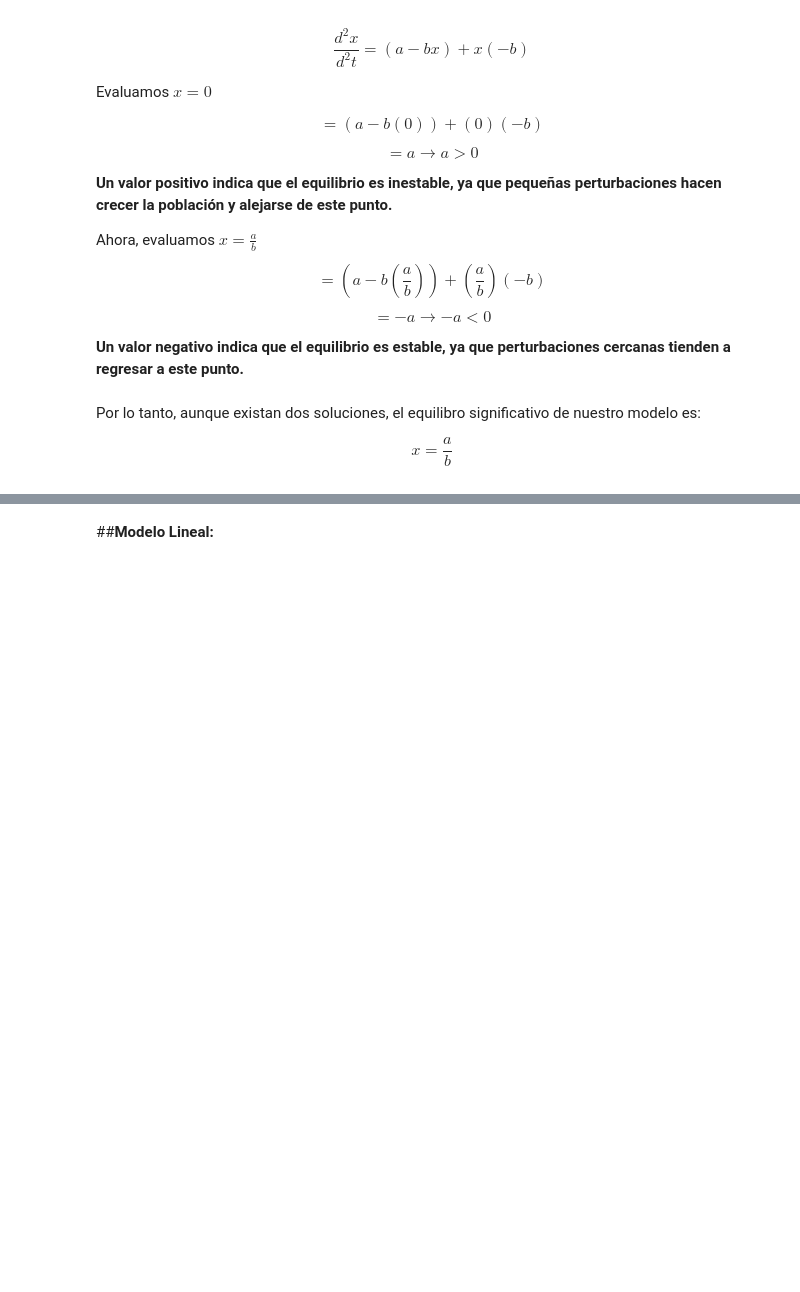
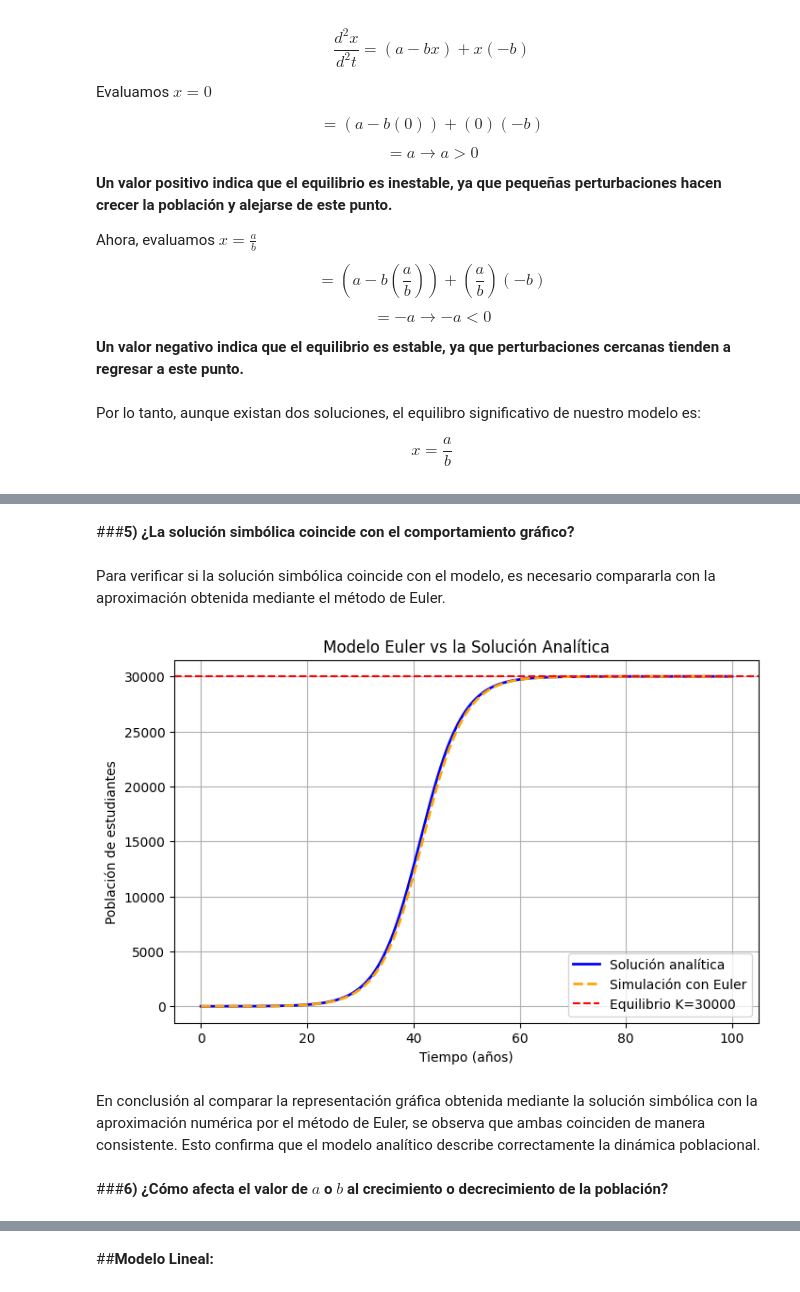
Before and after one commit to danielbau26/Aplicadas_II_Colab, a Jupyter notebook: Entrega_MAII.ipynb, the cells around one changed output, grey strips where cells are left out. Cells and saved outputs as stored; diff of their text form; code cells hidden in the pictures; blank space fills up the shorter version.

```diff
--- a/Entrega_MAII.ipynb
+++ b/Entrega_MAII.ipynb
@@ -218,0 +266,46 @@ $$ x=\frac{a}{b} $$
+# %% [markdown]
+###**5) ¿La solución simbólica coincide con el comportamiento gráfico?**
+# %% [markdown]
+Para verificar si la solución simbólica coincide con el modelo, es necesario compararla con la aproximación obtenida mediante el método de Euler.
+# %%
+import numpy as np
+import matplotlib.pyplot as plt
+
+# Parámetros del modelo logístico
+a = 0.25
+b = 1/120000
+x0 = 1             # población inicial
+h = 0.1
+t_max = 100
+n = int(t_max/h)
+t = np.linspace(0, t_max, n+1)
+
+# Método de Euler
+x_euler = np.zeros(n+1)
+x_euler[0] = x0
+for i in range(n):
+    dxdt = a*x_euler[i] - b*x_euler[i]**2
+    x_euler[i+1] = x_euler[i] + h*dxdt
+
+# Solución analítica
+K = a/b
+A = (K - x0)/x0
+x_analytic = K / (1 + A*np.exp(-a*t))
+
+# Gráfica
+plt.figure(figsize=(8,5))
+plt.plot(t, x_analytic, color="blue", linewidth=2, label="Solución analítica")
+plt.plot(t, x_euler, "--", color="orange", linewidth=2, label="Simulación con Euler")
+plt.axhline(K, color="red", linestyle="--", linewidth=1.5, label=f"Equilibrio K={K:.0f}")
+plt.xlabel("Tiempo (años)")
+plt.ylabel("Población de estudiantes")
+plt.title("Modelo Euler vs la Solución Analítica")
+plt.legend()
+plt.grid()
+plt.show()
+# %% [output]
+[figure, added]
+# %% [markdown]
+En conclusión al comparar la representación gráfica obtenida mediante la solución simbólica con la aproximación numérica por el método de Euler, se observa que ambas coinciden de manera consistente. Esto confirma que el modelo analítico describe correctamente la dinámica poblacional.
+# %% [markdown]
+###**6) ¿Cómo afecta el valor de $a$ o $b$ al crecimiento o decrecimiento de la población?**
```
Also changed, not shown: parts of 104 cells of this notebook.
